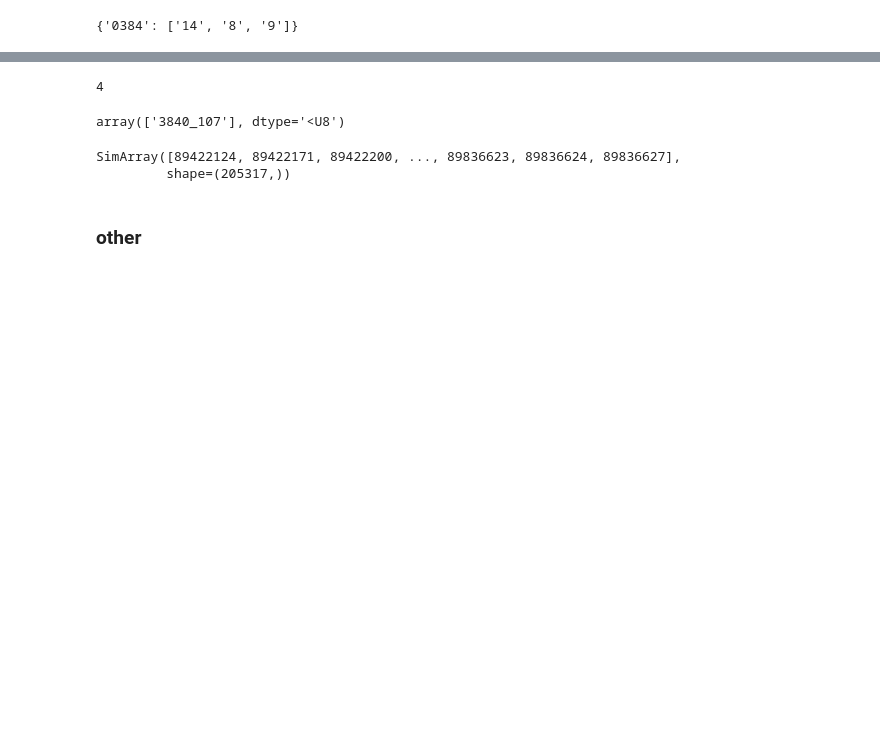
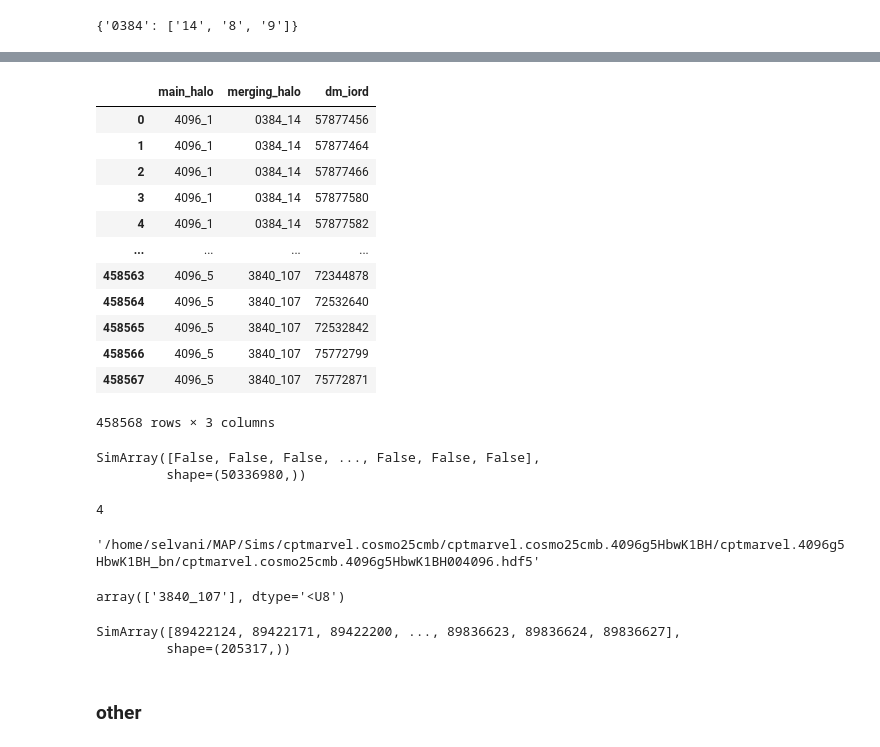
Before and after one commit to nssent25/pynbody, a Jupyter notebook: AnnaWright_startrace/PlotHaloMergers.ipynb, the cells around one changed output, grey strips where cells are left out. Drawn from its saved outputs; the diff is of its cells as text; code cells hidden in the pictures; blank space fills up the shorter version.

Commit message:
bug: halo 5, 291_1000 is a made up halo and dm particles for that don't register properly. saved dm

```diff
--- a/AnnaWright_startrace/PlotHaloMergers.ipynb
+++ b/AnnaWright_startrace/PlotHaloMergers.ipynb
@@ -431,0 +463,14 @@ haloid_dict
+# %%
+print(f"Total dark matter particles processed: {dm_count}")
+
+# Create the DataFrame from the list of rows
+df_wide = pd.DataFrame(data_rows)
+
+# Explode the 'dm_iord' column to create the long format
+# This will create a new row for each iord in the arrays
+df_long = df_wide.explode('dm_iord').reset_index(drop=True)
+
+save_path = outfile_dir+'/'+basename+'_dm.h5'
+
+# Save the long format DataFrame. This will not produce a warning.
+df_long.to_hdf(save_path, key='df', mode='w')
@@ -432,9 +483,33 @@ haloid_dict
+# %%
+f = pd.read_hdf(save_path, key='df')
+f#['main_halo']
+# %% [output]
+|  | main_halo | merging_halo | dm_iord |
+| 0 | 4096_1 | 0384_14 | 57877456 |
+| 1 | 4096_1 | 0384_14 | 57877464 |
+| 2 | 4096_1 | 0384_14 | 57877466 |
+| 3 | 4096_1 | 0384_14 | 57877580 |
+| 4 | 4096_1 | 0384_14 | 57877582 |
+| ... | ... | ... | ... |
+| 458563 | 4096_5 | 3840_107 | 72344878 |
+| 458564 | 4096_5 | 3840_107 | 72532640 |
+| 458565 | 4096_5 | 3840_107 | 72532842 |
+| 458566 | 4096_5 | 3840_107 | 75772799 |
+| 458567 | 4096_5 | 3840_107 | 75772871 |
+458568 rows × 3 columns
+# %%
+mask
+# %% [output]
+SimArray([False, False, False, ..., False, False, False],
+         shape=(50336980,))
 # %%
 db.get_halo(halo_snapshots_dict['000384']).halo_number
 # %% [output]
 4
 # %%
-sim_base + basename + '.004096'
+sim_base + basename + str(4096).zfill(6)
+# %% [output]
+'/home/selvani/MAP/Sims/cptmarvel.cosmo25cmb/cptmarvel.cosmo25cmb.4096g5HbwK1BH/cptmarvel.4096g5HbwK1BH_bn/cptmarvel.cosmo25cmb.4096g5HbwK1BH004096.hdf5'
 # %%
 unique_halo_ids
 # %% [output]
```
Also changed, not shown: parts of 8 cells of this notebook, 2 other files.
